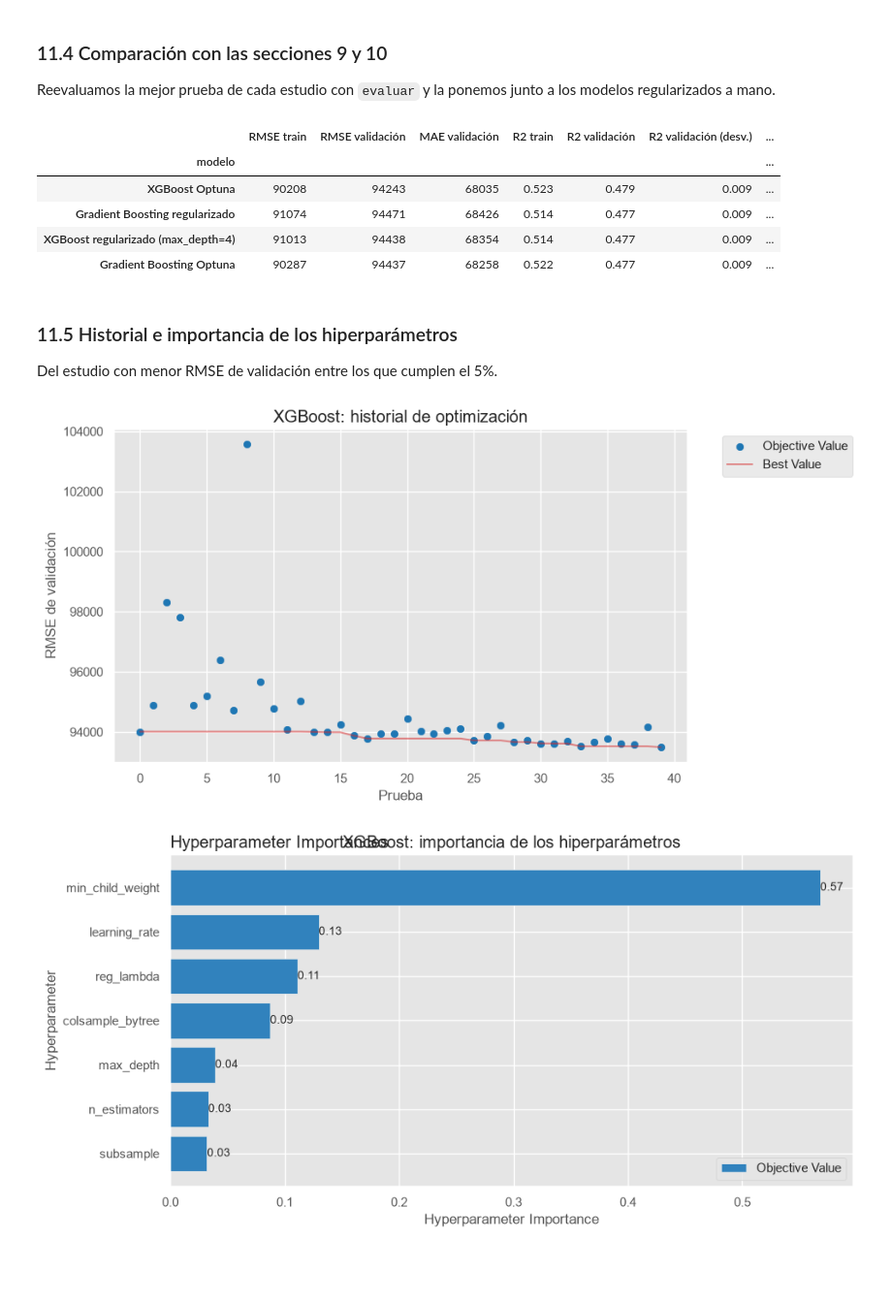
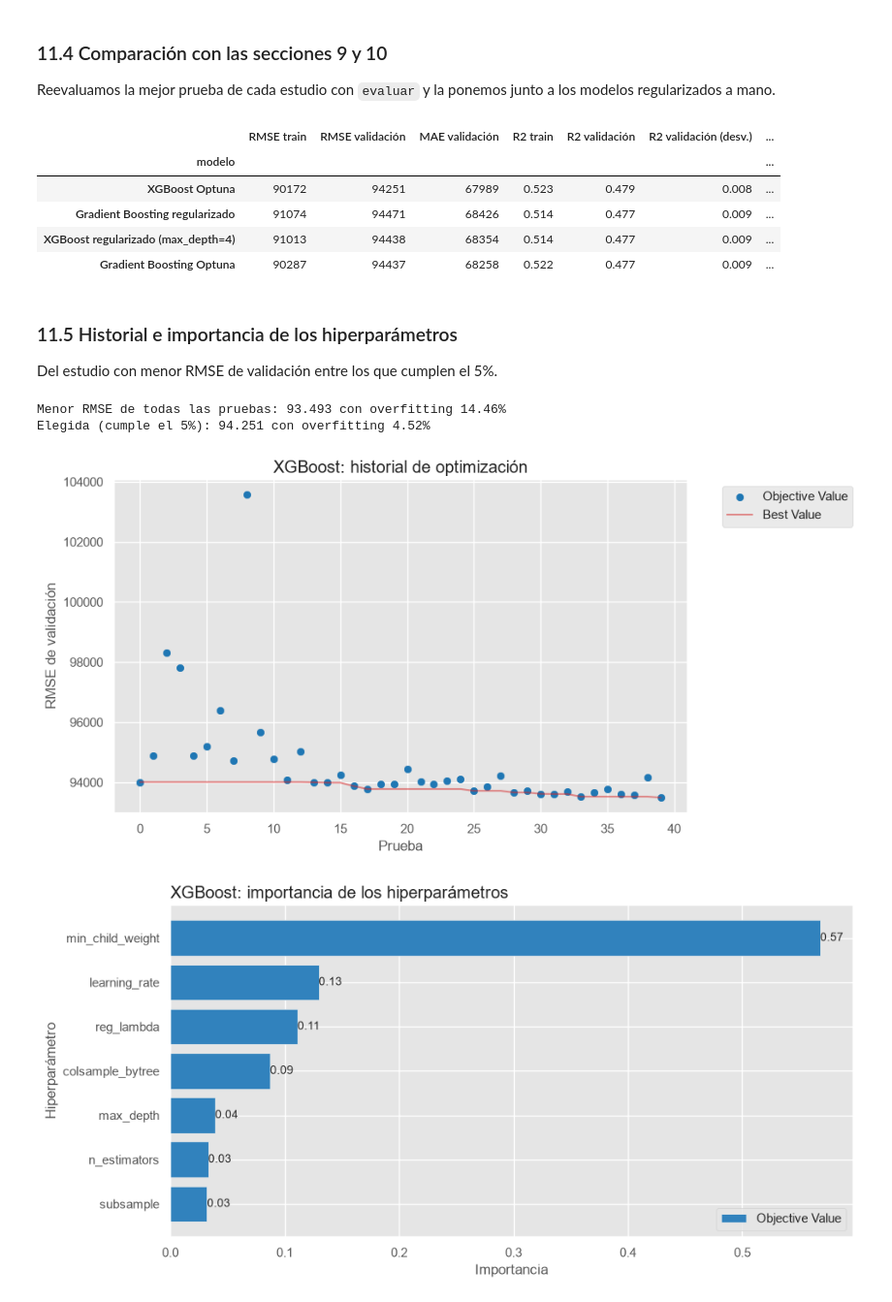
Before and after one commit to Bootcamp-DA-P3/ML_project_UCI_Credit_Card_data, a Jupyter notebook: notebooks/proyecto_regresion.ipynb, the cells around one changed output. Shown at 97% size. Drawn from its saved outputs; the diff is of its cells as text; code cells hidden in the pictures; blank space fills up the shorter version.

Commit message:
T07: Optuna, evaluacion en test y modelo final (secciones 11 y 12)

```diff
--- a/notebooks/proyecto_regresion.ipynb
+++ b/notebooks/proyecto_regresion.ipynb
@@ -1358,7 +1363,7 @@ top_pruebas(estudio_xgb)
 Reevaluamos la mejor prueba de cada estudio con `evaluar` y la ponemos junto a los modelos regularizados a mano.
 # %%
 gb_optuna = HistGradientBoostingRegressor(**mejor_gb.params, random_state=42)
-xgb_optuna = XGBRegressor(**mejor_xgb.params, random_state=42, n_jobs=-1)
+xgb_optuna = XGBRegressor(**mejor_xgb.params, random_state=42, n_jobs=1)
 
 comparativa_optuna = pd.concat([
     resultados_gb_reg,
@@ -1373,7 +1378,7 @@ comparativa_optuna.sort_values("R2 validación", ascending=False)
 # %% [output]
 |  | RMSE train | RMSE validación | MAE validación | R2 train | R2 validación | R2 validación (desv.) | ... |
 | modelo |  |  |  |  |  |  | ... |
-| XGBoost Optuna | 90208 | 94243 | 68035 | 0.523 | 0.479 | 0.009 | ... |
+| XGBoost Optuna | 90172 | 94251 | 67989 | 0.523 | 0.479 | 0.008 | ... |
 | Gradient Boosting regularizado | 91074 | 94471 | 68426 | 0.514 | 0.477 | 0.009 | ... |
 | XGBoost regularizado (max_depth=4) | 91013 | 94438 | 68354 | 0.514 | 0.477 | 0.009 | ... |
 | Gradient Boosting Optuna | 90287 | 94437 | 68258 | 0.522 | 0.477 | 0.009 | ... |
@@ -1384,22 +1389,32 @@ Del estudio con menor RMSE de validación entre los que cumplen el 5%.
 # %%
 from optuna.visualization.matplotlib import plot_optimization_history, plot_param_importances
 
 if mejor_gb.value <= mejor_xgb.value:
     nombre_elegido, estudio_elegido = "Gradient Boosting", estudio_gb
 else:
     nombre_elegido, estudio_elegido = "XGBoost", estudio_xgb
+
+# La línea "Best Value" del historial incluye pruebas que pasan del 5%: comparamos con la elegida
+menor = estudio_elegido.best_trial
+elegida = mejor_gb if nombre_elegido == "Gradient Boosting" else mejor_xgb
+print(f"Menor RMSE de todas las pruebas: {menor.value:,.0f} con overfitting {menor.user_attrs['overfitting']:.2f}%".replace(",", "."))
+print(f"Elegida (cumple el 5%): {elegida.value:,.0f} con overfitting {elegida.user_attrs['overfitting']:.2f}%".replace(",", "."))
 
 ax = plot_optimization_history(estudio_elegido)
 ax.set_title(f"{nombre_elegido}: historial de optimización")
 ax.set_xlabel("Prueba")
 ax.set_ylabel("RMSE de validación")
 plt.tight_layout()
 plt.show()
 
 ax = plot_param_importances(estudio_elegido)
-ax.set_title(f"{nombre_elegido}: importancia de los hiperparámetros")
+ax.set_title(f"{nombre_elegido}: importancia de los hiperparámetros", loc="left")
+ax.set_xlabel("Importancia")
+ax.set_ylabel("Hiperparámetro")
 plt.tight_layout()
 plt.show()
 # %% [output]
+Menor RMSE de todas las pruebas: 93.493 con overfitting 14.46%
+Elegida (cumple el 5%): 94.251 con overfitting 4.52%
 [figure]
-[figure, old version]
+[figure, new version]
```
Also changed, not shown: parts of 15 cells of this notebook, 3 other files.
